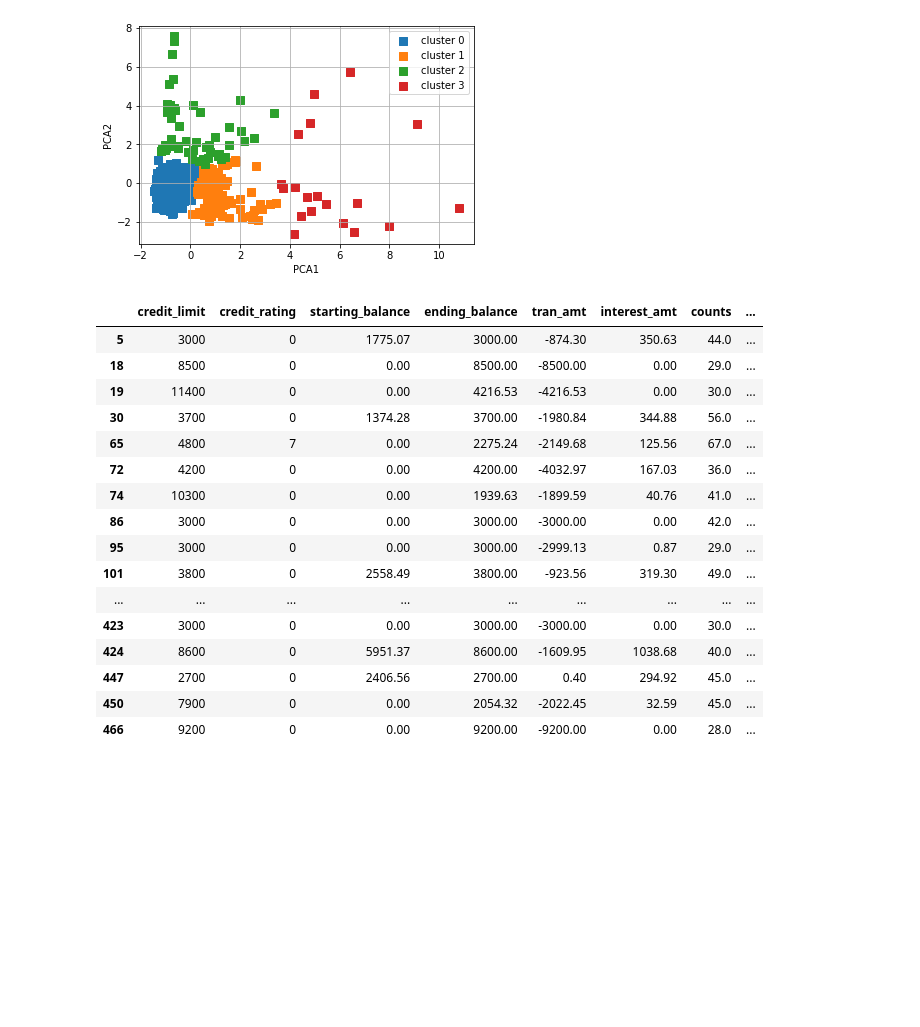
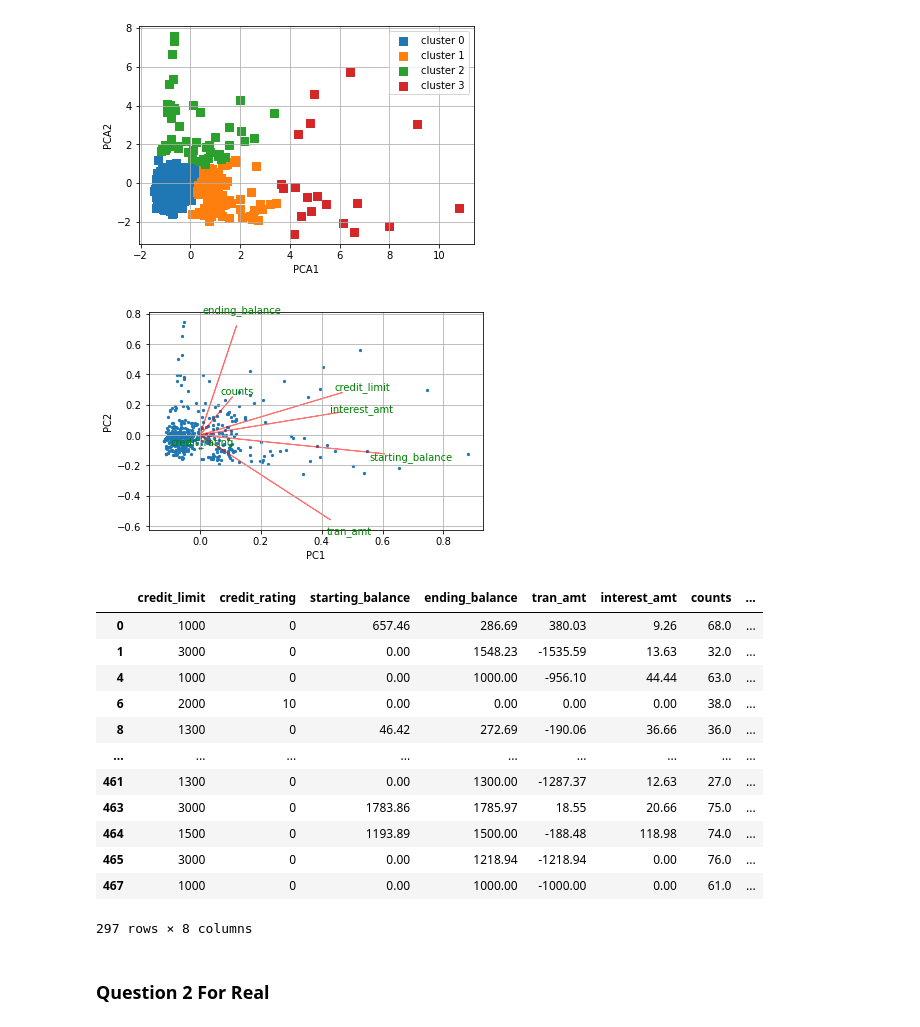
Before and after one commit to emre-bolcakan/miniproject-III, a Jupyter notebook: mini-project-III.ipynb, the cells around one changed output. Saved outputs shown, nothing was run; the diff lists cells and outputs as text; code cells hidden in the pictures; blank space fills up the shorter version.

```diff
--- a/mini-project-III.ipynb
+++ b/mini-project-III.ipynb
@@ -599,25 +600,27 @@ y_res = km.fit_predict(pca)
 plot_clusters(pca, y_res, 'PCA1', 'PCA2', plt_cluster_centers = False)
 # %% [output]
 [figure]
+# %%
+myplot(pca,np.transpose(pcamodel.components_[0:2, :]),list(x.columns))
+# %% [output]
+[figure, added]
 # %%
 df8['clusters'] = y_res
 # %%
-df8[df8['clusters'] == 2]
+df8[df8['clusters'] == 0]
 # %% [output]
 |  | credit_limit | credit_rating | starting_balance | ending_balance | tran_amt | interest_amt | counts | ... |
-| 5 | 3000 | 0 | 1775.07 | 3000.00 | -874.30 | 350.63 | 44.0 | ... |
-| 18 | 8500 | 0 | 0.00 | 8500.00 | -8500.00 | 0.00 | 29.0 | ... |
-| 19 | 11400 | 0 | 0.00 | 4216.53 | -4216.53 | 0.00 | 30.0 | ... |
-| 30 | 3700 | 0 | 1374.28 | 3700.00 | -1980.84 | 344.88 | 56.0 | ... |
-| 65 | 4800 | 7 | 0.00 | 2275.24 | -2149.68 | 125.56 | 67.0 | ... |
-| 72 | 4200 | 0 | 0.00 | 4200.00 | -4032.97 | 167.03 | 36.0 | ... |
-| 74 | 10300 | 0 | 0.00 | 1939.63 | -1899.59 | 40.76 | 41.0 | ... |
-| 86 | 3000 | 0 | 0.00 | 3000.00 | -3000.00 | 0.00 | 42.0 | ... |
-| 95 | 3000 | 0 | 0.00 | 3000.00 | -2999.13 | 0.87 | 29.0 | ... |
-| 101 | 3800 | 0 | 2558.49 | 3800.00 | -923.56 | 319.30 | 49.0 | ... |
+| 0 | 1000 | 0 | 657.46 | 286.69 | 380.03 | 9.26 | 68.0 | ... |
+| 1 | 3000 | 0 | 0.00 | 1548.23 | -1535.59 | 13.63 | 32.0 | ... |
+| 4 | 1000 | 0 | 0.00 | 1000.00 | -956.10 | 44.44 | 63.0 | ... |
+| 6 | 2000 | 10 | 0.00 | 0.00 | 0.00 | 0.00 | 38.0 | ... |
+| 8 | 1300 | 0 | 46.42 | 272.69 | -190.06 | 36.66 | 36.0 | ... |
 | ... | ... | ... | ... | ... | ... | ... | ... | ... |
-| 423 | 3000 | 0 | 0.00 | 3000.00 | -3000.00 | 0.00 | 30.0 | ... |
-| 424 | 8600 | 0 | 5951.37 | 8600.00 | -1609.95 | 1038.68 | 40.0 | ... |
-| 447 | 2700 | 0 | 2406.56 | 2700.00 | 0.40 | 294.92 | 45.0 | ... |
-| 450 | 7900 | 0 | 0.00 | 2054.32 | -2022.45 | 32.59 | 45.0 | ... |
-| 466 | 9200 | 0 | 0.00 | 9200.00 | -9200.00 | 0.00 | 28.0 | ... |
+| 461 | 1300 | 0 | 0.00 | 1300.00 | -1287.37 | 12.63 | 27.0 | ... |
+| 463 | 3000 | 0 | 1783.86 | 1785.97 | 18.55 | 20.66 | 75.0 | ... |
+| 464 | 1500 | 0 | 1193.89 | 1500.00 | -188.48 | 118.98 | 74.0 | ... |
+| 465 | 3000 | 0 | 0.00 | 1218.94 | -1218.94 | 0.00 | 76.0 | ... |
+| 467 | 1000 | 0 | 0.00 | 1000.00 | -1000.00 | 0.00 | 61.0 | ... |
+297 rows × 8 columns
+# %% [markdown]
+### Question 2 For Real
```
Also changed, not shown: parts of 34 cells of this notebook.
